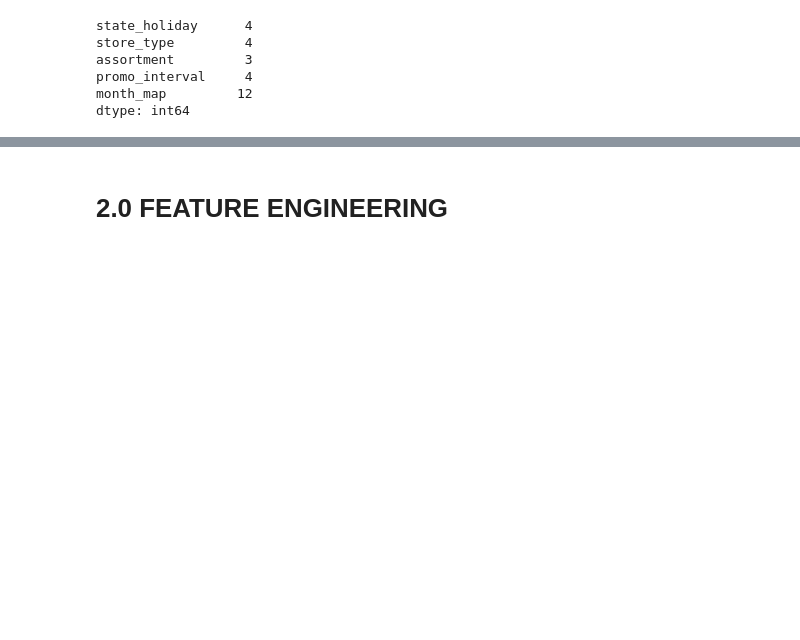
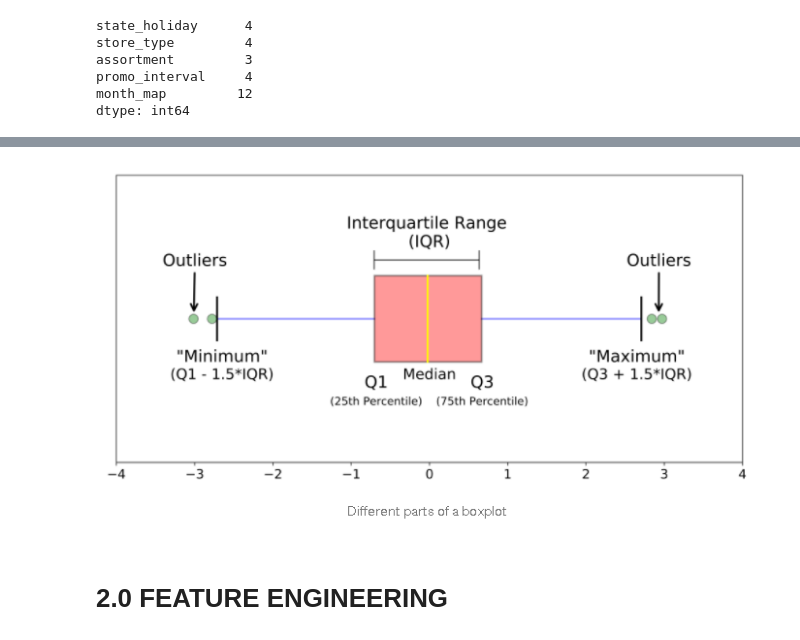
Before and after one commit to renato-favarin/ds_em_producao, a Jupyter notebook: ds_em_producao.ipynb, the cells around one changed output, grey strips where cells are left out. Saved outputs shown, nothing was run; the diff lists cells and outputs as text; code cells hidden in the pictures; blank space fills up the shorter version.

```diff
--- a/ds_em_producao.ipynb
+++ b/ds_em_producao.ipynb
@@ -362,3 +403,8 @@ plt.tight_layout()
+# %%
+# fonte: https://towardsdatascience.com/understanding-boxplots-5e2df7bcbd51
+Image("img/box_plot.png")
+# %% [output]
+[figure, added]
 # %% [markdown]
 # 2.0 FEATURE ENGINEERING
 # %%
```
Also changed, not shown: parts of 60 cells of this notebook, 2 other files.
